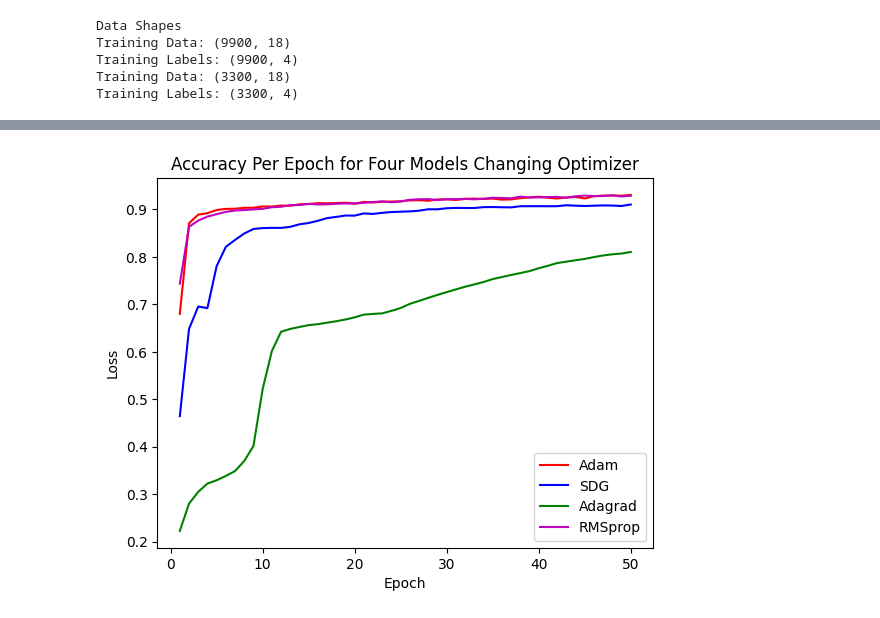
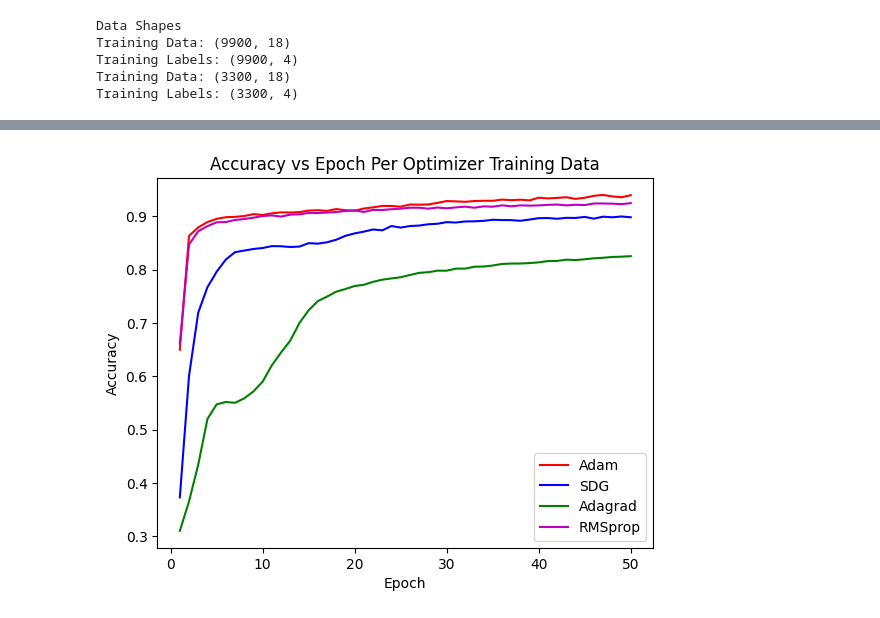
Before and after one commit to cassidyschul/weather_prediction, a Jupyter notebook: weather_classification_model.ipynb, the cells around one changed output, grey strips where cells are left out. Drawn from its saved outputs; the diff is of its cells as text; code cells hidden in the pictures.

```diff
--- a/weather_classification_model.ipynb
+++ b/weather_classification_model.ipynb
@@ -207,7 +207,7 @@ nn_model_adam = gen_model(units, activations_funcs, 18, 'adam')
 
 
 # Train the model
-fit_model = nn_model_adam.fit(X_train, y_train, epochs=50)
+fit_model = nn_model_adam.fit(X_train, y_train, epochs=50, validation_split=0.2)
 
 # Evaluate the model using the test data
 nn_model_adam_losses = []
@@ -278,7 +280,7 @@ nn_model_SDG = gen_model(units, activations_funcs, 18, 'SGD')
 
 
 # Train the model
-fit_model = nn_model_SDG.fit(X_train, y_train, epochs=50)
+fit_model = nn_model_SDG.fit(X_train, y_train, epochs=50, validation_split=0.2)
 
 # Evaluate the model using the test data
 model_loss, model_accuracy = nn_model_SDG.evaluate(X_test,y_test,verbose=2)
@@ -347,7 +351,7 @@ nn_model_adagrad = gen_model(units, activations_funcs, 18, 'Adagrad')
 
 
 # Train the model
-fit_model = nn_model_adagrad.fit(X_train, y_train, epochs=50)
+fit_model = nn_model_adagrad.fit(X_train, y_train, epochs=50, validation_split=0.2)
 
 # Evaluate the model using the test data
 model_loss, model_accuracy = nn_model_adagrad.evaluate(X_test,y_test,verbose=2)
@@ -416,7 +422,7 @@ nn_model_RMSprop = gen_model(units, activations_funcs, 18, 'RMSProp')
 
 
 # Train the model
-fit_model = nn_model_RMSprop.fit(X_train, y_train, epochs=50)
+fit_model = nn_model_RMSprop.fit(X_train, y_train, epochs=50, validation_split=0.2)
 
 # Evaluate the model using the test data
 model_loss, model_accuracy = nn_model_RMSprop.evaluate(X_test,y_test,verbose=2)
@@ -497,17 +522,17 @@ plt.show()
 # %%
 # Plot accuracy for each optimizer
 
 epochs = range(1, len(nn_model_adam_accuracy) + 1)
 
 plt.plot(epochs, nn_model_adam_accuracy, 'r', label = 'Adam')
 plt.plot(epochs, nn_model_SDG_accuracy, 'b', label = 'SDG')
 plt.plot(epochs, nn_model_adagrad_accuracy, 'g', label = 'Adagrad')
 plt.plot(epochs, nn_model_RMSprop_accuracy, 'm', label = 'RMSprop')
 
-plt.title('Accuracy Per Epoch for Four Models Changing Optimizer')
+plt.title('Accuracy vs Epoch Per Optimizer Training Data')
 plt.xlabel('Epoch')
-plt.ylabel('Loss')
+plt.ylabel('Accuracy')
 plt.legend()
 plt.show()
 # %% [output]
-[figure, old version]
+[figure, new version]
```
Also changed, not shown: parts of 32 cells of this notebook.
